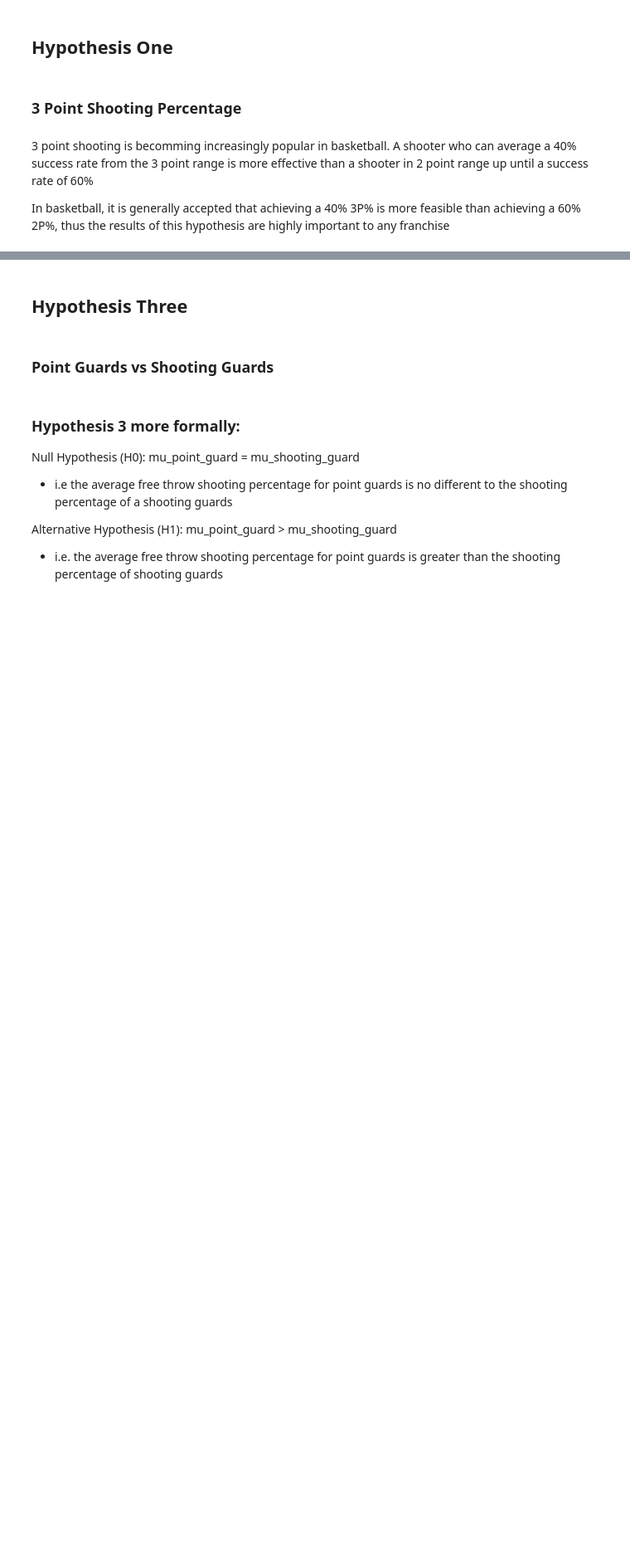
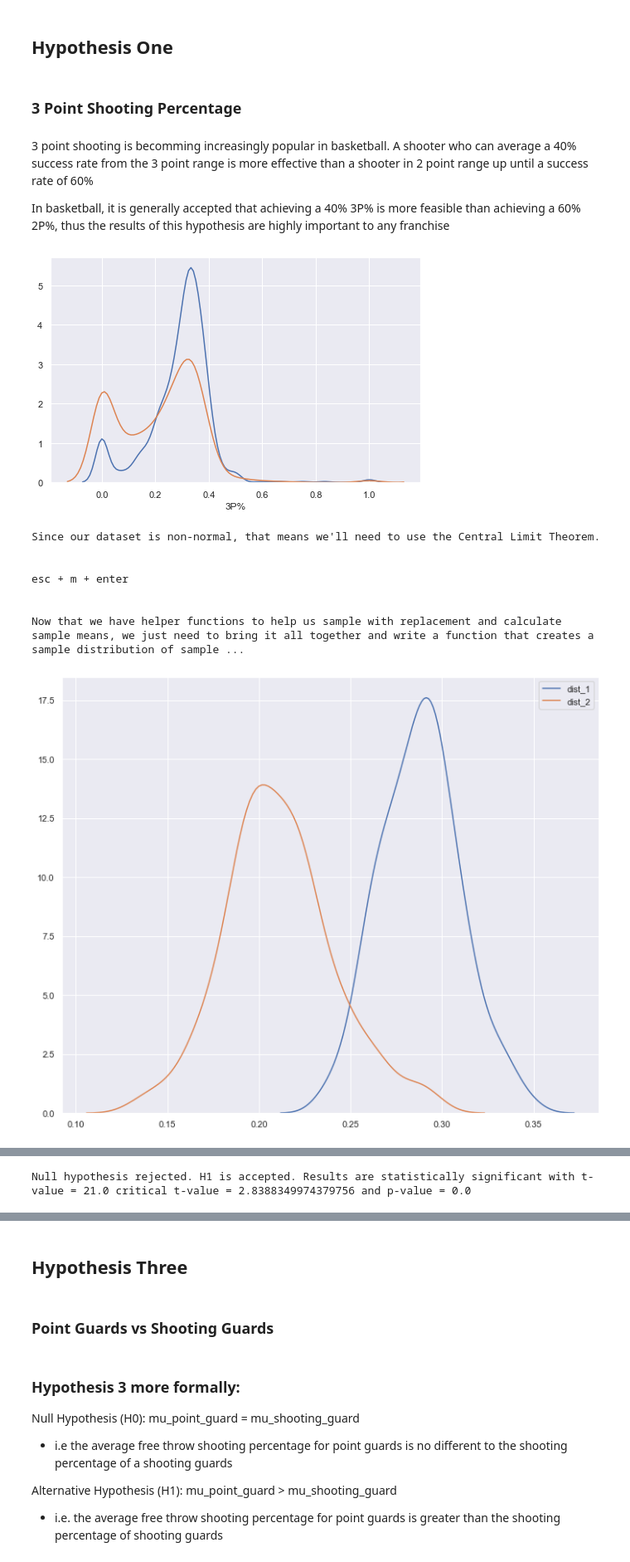
Before and after one commit to DanBaumann/NBA-Hypothesis-Tests, a Jupyter notebook: Mod3Final.ipynb, the cells around one changed output, grey strips where cells are left out. Shown at 83% size. Drawn from its saved outputs; the diff is of its cells as text; code cells hidden in the pictures; blank space fills up the shorter version.

```diff
--- a/Mod3Final.ipynb
+++ b/Mod3Final.ipynb
@@ -73,3 +73,17 @@ The autoreload extension is already loaded. To reload it, use:
 3 point shooting is becomming increasingly popular in basketball. A shooter who can average a 40% success rate from the 3 point range is more effective than a shooter in 2 point range up until a success rate of 60%
 
 In basketball, it is generally accepted that achieving a 40% 3P% is more feasible than achieving a 60% 2P%, thus the results of this hypothesis are highly important to any franchise
+# %%
+df = pd.read_csv("./final_df.csv",index_col=0)
+# %%
+ht.hypothesis_test_one(0.05, df)
+# %% [output]
+[figure, added]
+Since our dataset is non-normal, that means we'll need to use the Central Limit Theorem.
+
+
+esc + m + enter
+
+
+Now that we have helper functions to help us sample with replacement and calculate sample means, we just need to bring it all together and write a function that creates a sample distribution of sample ...
+[figure, added]
@@ -75,0 +108 @@ In basketball, it is generally accepted that achieving a 40% 3P% is more feasibl
+Null hypothesis rejected. H1 is accepted. Results are statistically significant with t-value = 21.0 critical t-value = 2.8388349974379756 and p-value = 0.0
```
Also changed, not shown: parts of 4 cells of this notebook, 1 other file.
